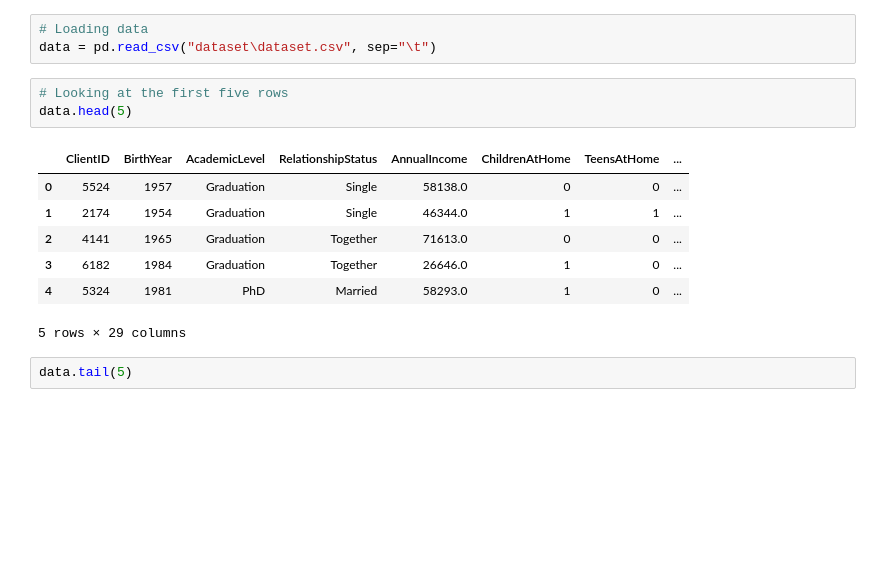
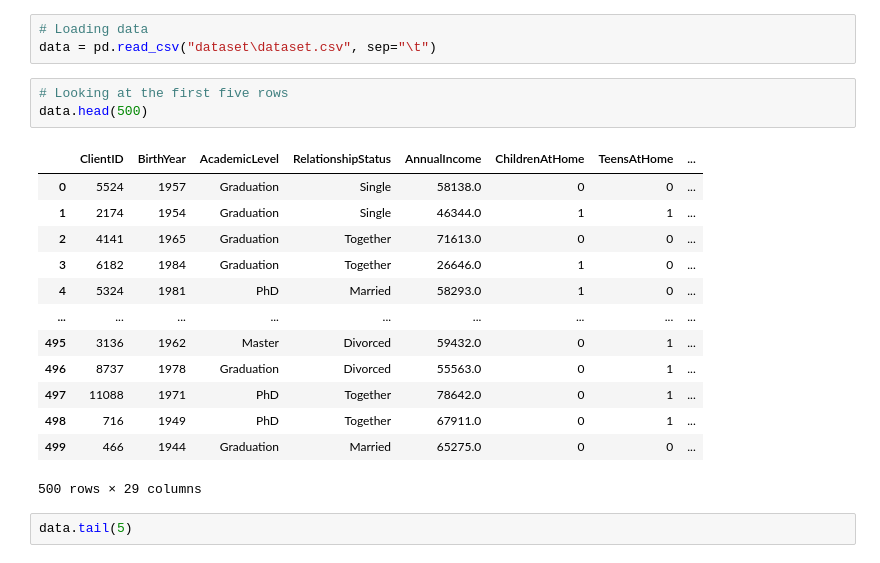
Before and after one commit to OPCODE-Open-Spring-Fest/hidden-consumer-patterns, a Jupyter notebook: notebook.ipynb, the cells around one changed output. Cells and saved outputs as stored; diff of their text form; blank space fills up the shorter version.

```diff
--- a/notebook.ipynb
+++ b/notebook.ipynb
@@ -66,15 +67,21 @@ np.random.seed(123)
 data = pd.read_csv("dataset\dataset.csv", sep="\t")
 # %%
 # Looking at the first five rows
-data.head(5)
+data.head(500)
 # %% [output]
 |  | ClientID | BirthYear | AcademicLevel | RelationshipStatus | AnnualIncome | ChildrenAtHome | TeensAtHome | ... |
 | 0 | 5524 | 1957 | Graduation | Single | 58138.0 | 0 | 0 | ... |
 | 1 | 2174 | 1954 | Graduation | Single | 46344.0 | 1 | 1 | ... |
 | 2 | 4141 | 1965 | Graduation | Together | 71613.0 | 0 | 0 | ... |
 | 3 | 6182 | 1984 | Graduation | Together | 26646.0 | 1 | 0 | ... |
 | 4 | 5324 | 1981 | PhD | Married | 58293.0 | 1 | 0 | ... |
+| ... | ... | ... | ... | ... | ... | ... | ... | ... |
+| 495 | 3136 | 1962 | Master | Divorced | 59432.0 | 0 | 1 | ... |
+| 496 | 8737 | 1978 | Graduation | Divorced | 55563.0 | 0 | 1 | ... |
+| 497 | 11088 | 1971 | PhD | Together | 78642.0 | 0 | 1 | ... |
+| 498 | 716 | 1949 | PhD | Together | 67911.0 | 0 | 1 | ... |
+| 499 | 466 | 1944 | Graduation | Married | 65275.0 | 0 | 0 | ... |
-5 rows × 29 columns
+500 rows × 29 columns
 # %%
 data.tail(5)
 # %% [output]
```
Also changed, not shown: parts of 6 cells of this notebook.
